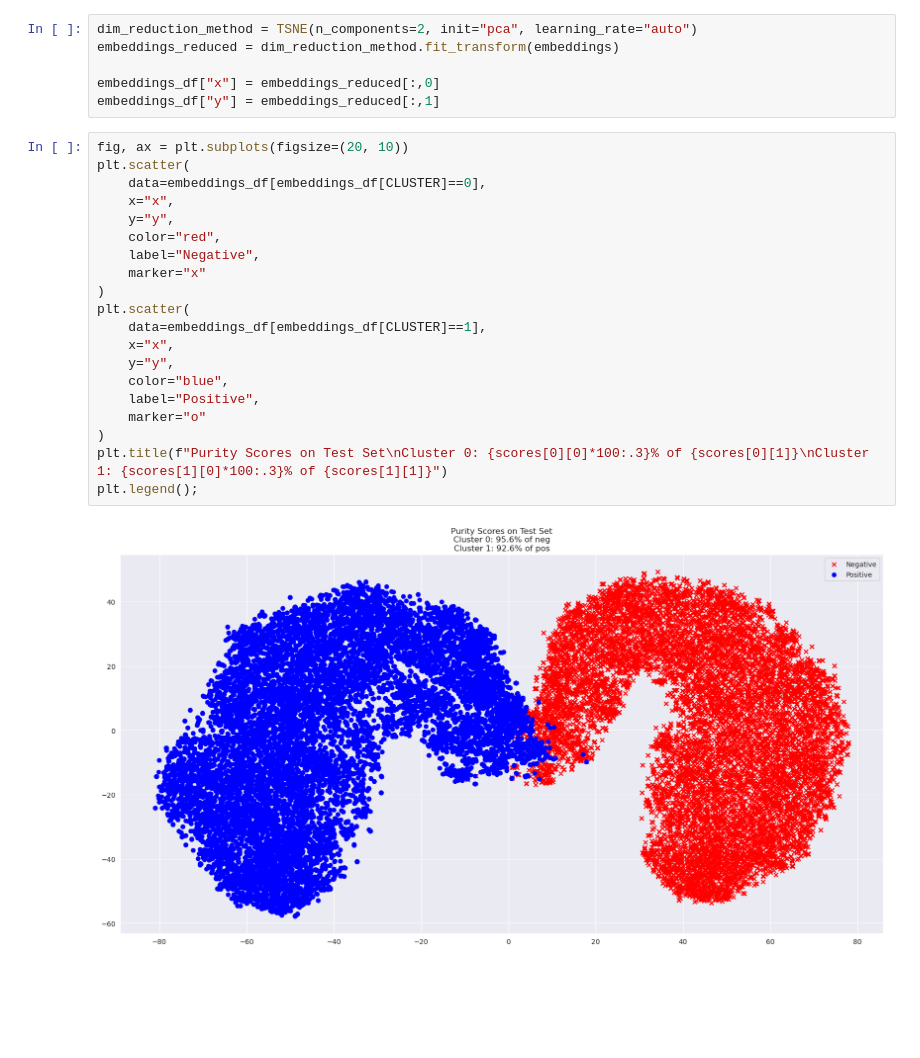
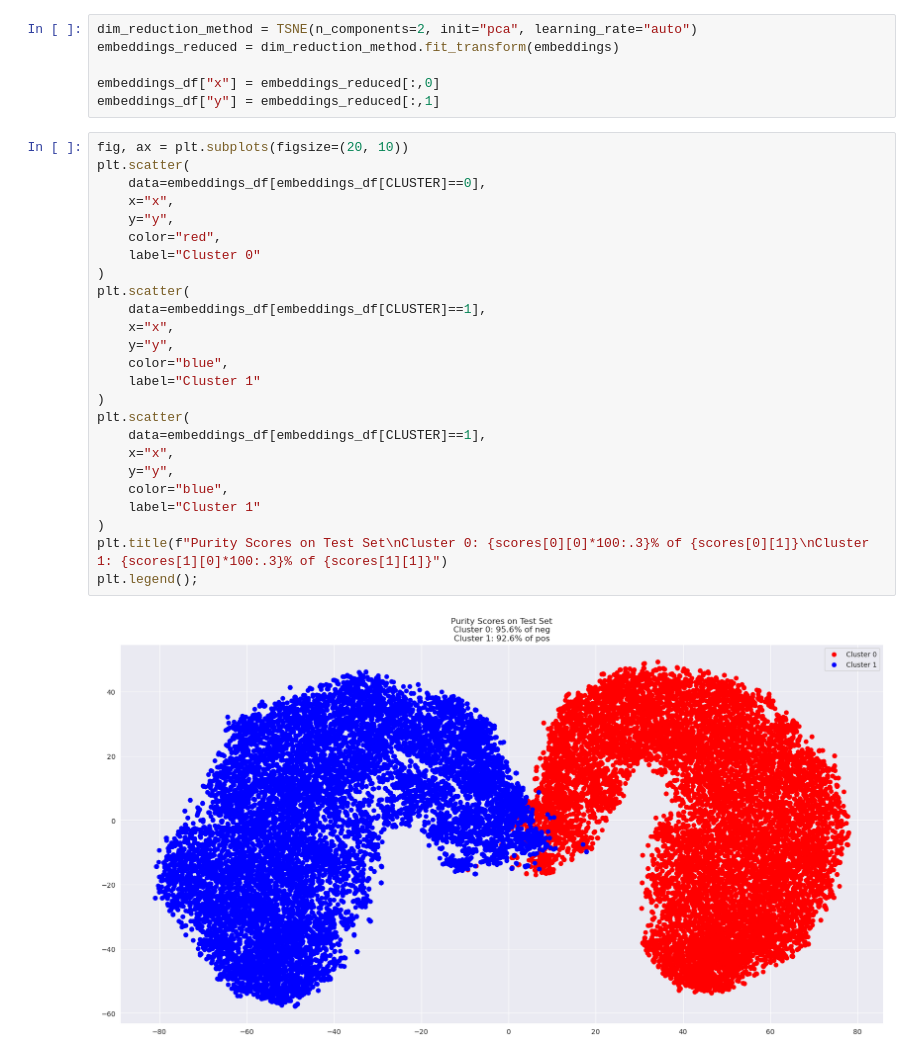
Before and after one commit to vishu-tyagi/Sentiment-Analysis-IMDB, a Jupyter notebook: notebooks/roberta-embeddings.ipynb, the cells around one changed output. Saved outputs shown, nothing was run; the diff lists cells and outputs as text; blank space fills up the shorter version.

```diff
--- a/notebooks/roberta-embeddings.ipynb
+++ b/notebooks/roberta-embeddings.ipynb
@@ -552,22 +552,27 @@ embeddings_df["y"] = embeddings_reduced[:,1]
 # %%
 fig, ax = plt.subplots(figsize=(20, 10))
 plt.scatter(
     data=embeddings_df[embeddings_df[CLUSTER]==0],
     x="x",
     y="y",
     color="red",
-    label="Negative",
-    marker="x"
+    label="Cluster 0"
 )
 plt.scatter(
     data=embeddings_df[embeddings_df[CLUSTER]==1],
     x="x",
     y="y",
     color="blue",
-    label="Positive",
-    marker="o"
+    label="Cluster 1"
+)
+plt.scatter(
+    data=embeddings_df[embeddings_df[CLUSTER]==1],
+    x="x",
+    y="y",
+    color="blue",
+    label="Cluster 1"
 )
 plt.title(f"Purity Scores on Test Set\nCluster 0: {scores[0][0]*100:.3}% of {scores[0][1]}\nCluster 1: {scores[1][0]*100:.3}% of {scores[1][1]}")
 plt.legend();
 # %% [output]
-[figure, old version]
+[figure, new version]
```
Also changed, not shown: parts of 5 cells of this notebook, 1 other file.
